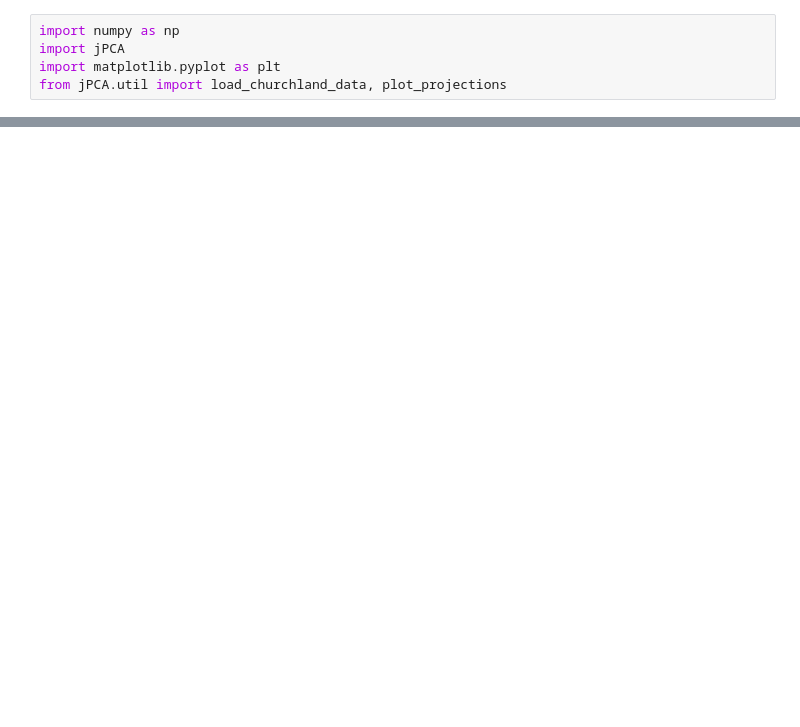
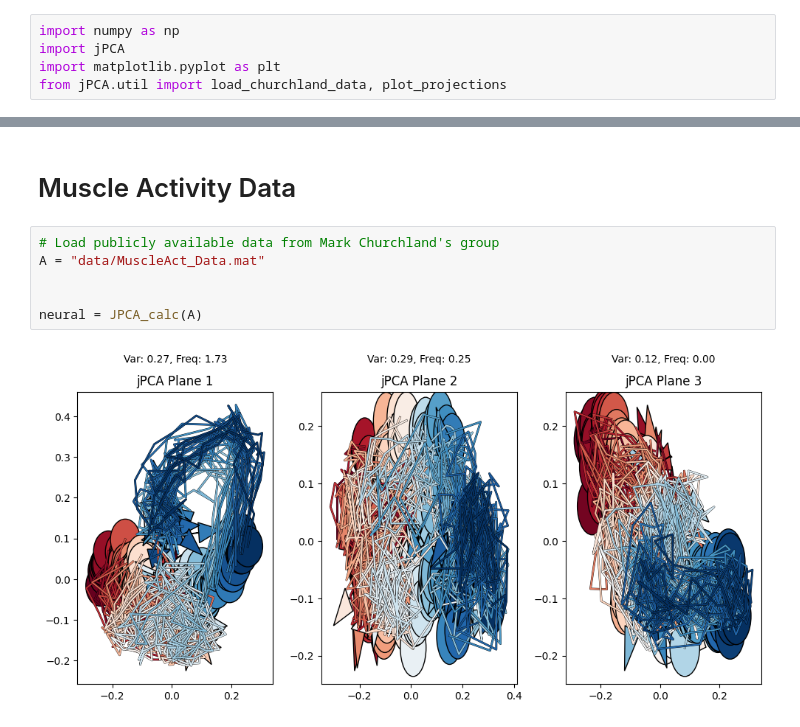
Before and after one commit to ElyasYassin/jPCA, a Jupyter notebook: examples/simple_jPCA_example.ipynb, the cells around one changed output, grey strips where cells are left out. Drawn from its saved outputs; the diff is of its cells as text; blank space fills up the shorter version.

```diff
--- a/examples/simple_jPCA_example.ipynb
+++ b/examples/simple_jPCA_example.ipynb
@@ -95,0 +84,10 @@ Neural_Data : 0.9487513161817491
+# %% [markdown]
+# Muscle Activity Data
+# %%
+# Load publicly available data from Mark Churchland's group
+A = "data/MuscleAct_Data.mat"
+
+
+neural = JPCA_calc(A)
+# %% [output]
+[figure, added]
```
Also changed, not shown: parts of 13 cells of this notebook, 21 other files.
